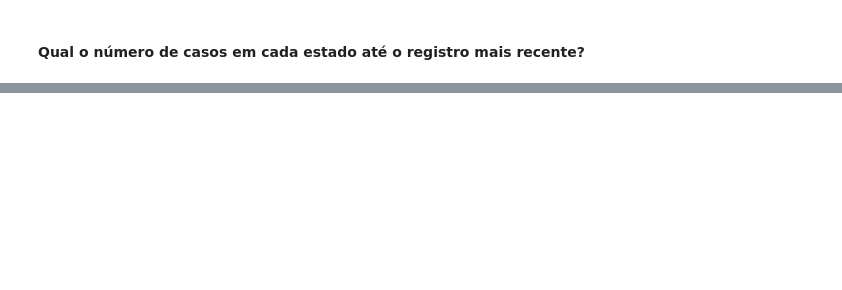
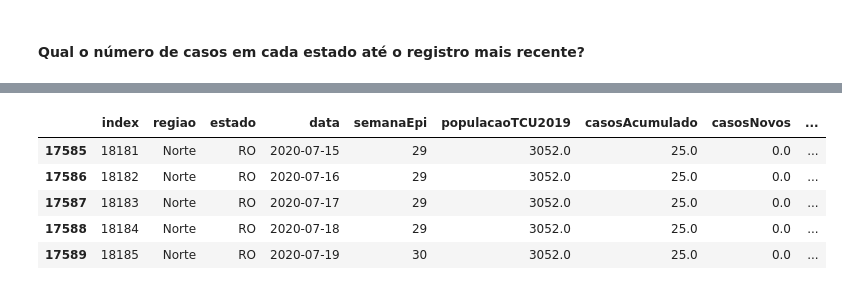
Before and after one commit to SilvioDaCol/Analise_COVID19, a Jupyter notebook: Analysis.ipynb, the cells around one changed output, grey strips where cells are left out. Cells and saved outputs as stored; diff of their text form; code cells hidden in the pictures; blank space fills up the shorter version.

```diff
--- a/Analysis.ipynb
+++ b/Analysis.ipynb
@@ -344,0 +403,9 @@ covid_estados.head()
+# %%
+covid_estados.query('estado == "RO"').tail()
+# %% [output]
+|  | index | regiao | estado | data | semanaEpi | populacaoTCU2019 | casosAcumulado | casosNovos | ... |
+| 17585 | 18181 | Norte | RO | 2020-07-15 | 29 | 3052.0 | 25.0 | 0.0 | ... |
+| 17586 | 18182 | Norte | RO | 2020-07-16 | 29 | 3052.0 | 25.0 | 0.0 | ... |
+| 17587 | 18183 | Norte | RO | 2020-07-17 | 29 | 3052.0 | 25.0 | 0.0 | ... |
+| 17588 | 18184 | Norte | RO | 2020-07-18 | 29 | 3052.0 | 25.0 | 0.0 | ... |
+| 17589 | 18185 | Norte | RO | 2020-07-19 | 30 | 3052.0 | 25.0 | 0.0 | ... |
```
Also changed, not shown: parts of 7 cells of this notebook.
